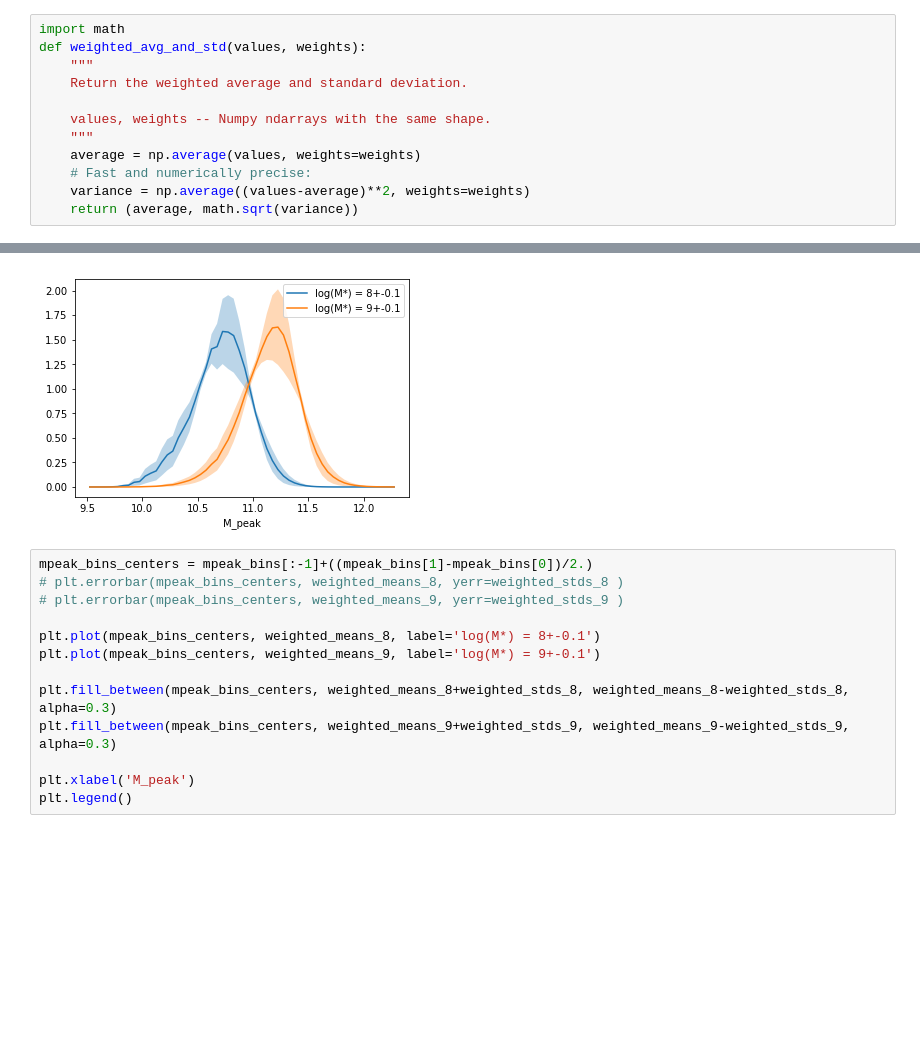
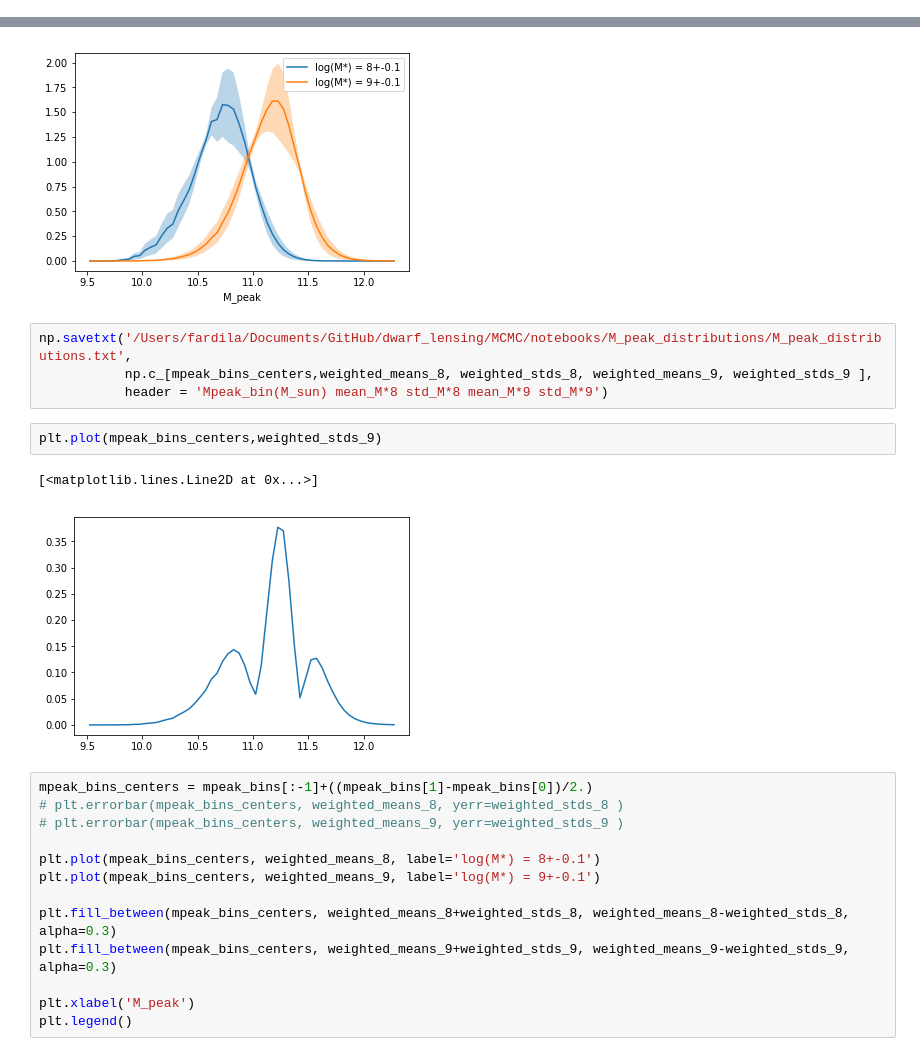
Before and after one commit to f-ardila/dwarf_lensing, a Jupyter notebook: MCMC/notebooks/dark_matter.ipynb, the cells around one changed output, grey strips where cells are left out. Drawn from its saved outputs; the diff is of its cells as text; blank space fills up the shorter version.

Commit message:
made plot of Mpeak distribution split by M* for last 5000 iterations. fixed so that it actually saves at 5000. saved plot values to send.

```diff
--- a/MCMC/notebooks/dark_matter.ipynb
+++ b/MCMC/notebooks/dark_matter.ipynb
@@ -245,15 +246,3 @@ make_catalog_given_params(best_params_orphans, 'UM_1')
 5SHMR+scatter (Vmax@Mpeak)
 # %% [markdown]
 ## make distributions of M_halo
-# %%
-import math
-def weighted_avg_and_std(values, weights):
-    """
-    Return the weighted average and standard deviation.
-
-    values, weights -- Numpy ndarrays with the same shape.
-    """
-    average = np.average(values, weights=weights)
-    # Fast and numerically precise:
-    variance = np.average((values-average)**2, weights=weights)
-    return (average, math.sqrt(variance))
@@ -391,6 +346,15 @@ plt.legend()
 # %% [output]
 <matplotlib.legend.Legend at 0x...>
 [figure]
+# %%
+np.savetxt('/Users/fardila/Documents/GitHub/dwarf_lensing/MCMC/notebooks/M_peak_distributions/M_peak_distributions.txt',
+           np.c_[mpeak_bins_centers,weighted_means_8, weighted_stds_8, weighted_means_9, weighted_stds_9 ],
+           header = 'Mpeak_bin(M_sun) mean_M*8 std_M*8 mean_M*9 std_M*9')
+# %%
+plt.plot(mpeak_bins_centers,weighted_stds_9)
+# %% [output]
+[<matplotlib.lines.Line2D at 0x...>]
+[figure, added]
 # %%
 mpeak_bins_centers = mpeak_bins[:-1]+((mpeak_bins[1]-mpeak_bins[0])/2.)
 # plt.errorbar(mpeak_bins_centers, weighted_means_8, yerr=weighted_stds_8 )
```
Also changed, not shown: parts of 6 cells of this notebook.
